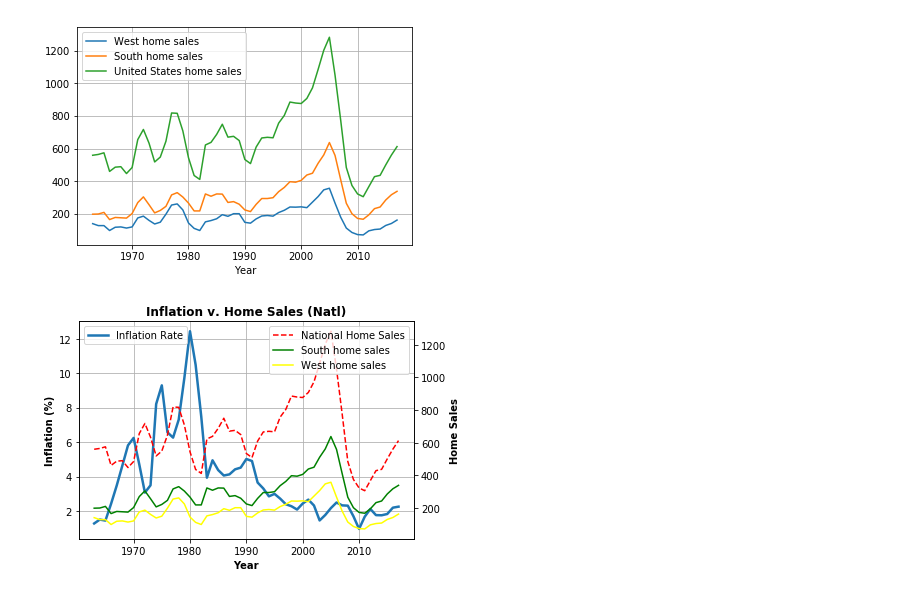
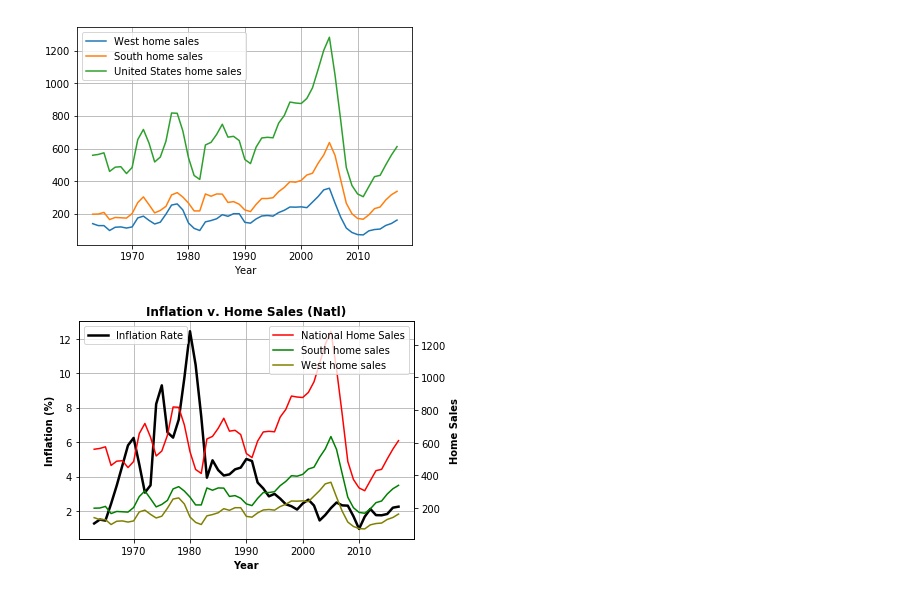
Before and after one commit to CarlosCocuy/ProjectRepo, a Jupyter notebook: data_cleaning_fed_funds.ipynb, the cells around one changed output. Cells and saved outputs as stored; diff of their text form; code cells hidden in the pictures.

Commit message:
added graphs

```diff
--- a/data_cleaning_fed_funds.ipynb
+++ b/data_cleaning_fed_funds.ipynb
@@ -86,32 +86,32 @@ plt.grid()
 # %%
 #Create a line chart of inflation (above) and home sales per year from 1963-2018
 home_sales=[]
 south_sales=[]
 west_sales=[]
 for sale in S_W_Inflation_df["United States home sales"]:
     int_US_sales=int(sale)
     home_sales.append(int_US_sales)
 for sale in S_W_Inflation_df["South home sales"]:
     int_south_sales=int(sale)
     south_sales.append(int_south_sales)
 for sale in S_W_Inflation_df["West home sales"]:
     int_west_sales=int(sale)
     west_sales.append(int_west_sales)
 fig, ax1=plt.subplots()
 x=np.arange(1963,2018)
 n=S_W_Inflation_df["Inflation Rate"]
-ax1.plot(x,n, linewidth=2.5)
+ax1.plot(x,n, linewidth=2.5, color="black")
 ax2=ax1.twinx()
-ax2.plot(x,S_W_Inflation_df["United States home sales"],color="r", linestyle="--",label="National Home Sales")
+ax2.plot(x,S_W_Inflation_df["United States home sales"],color="r",label="National Home Sales")
 ax2.plot(x,S_W_Inflation_df["South home sales"], color="g", label="South home sales")
-ax2.plot(x,S_W_Inflation_df["West home sales"], color="yellow", label="West home sales")
+ax2.plot(x,S_W_Inflation_df["West home sales"], color="olive", label="West home sales")
 ax1.grid()
 ax1.legend(loc=2)
 ax2.legend(loc=1)
 ax1.set_title("Inflation v. Home Sales (Natl)", fontweight="bold")
 ax1.set_xlabel("Year", fontweight="bold")
 ax1.set_ylabel("Inflation (%)", fontweight="bold")
 ax2.set_ylabel("Home Sales", fontweight="bold")
 plt.savefig("Graph Images/Inflation_Home_Sales_john2.png")
 # %% [output]
-[figure, old version]
+[figure, new version]
```
Also changed, not shown: parts of 3 cells of this notebook, 4 other files.
